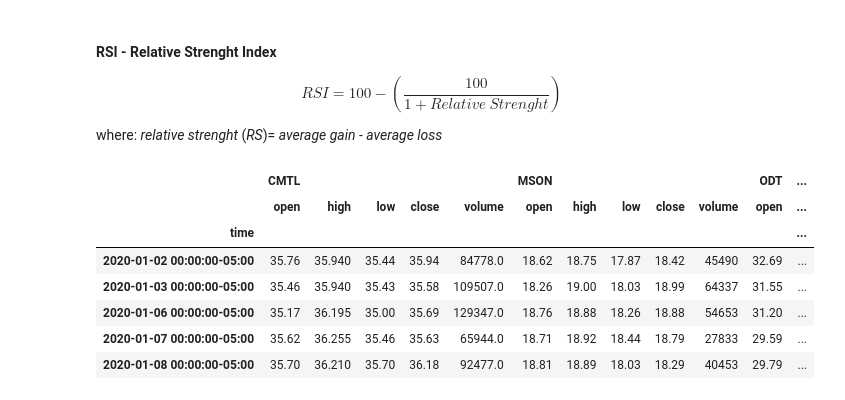
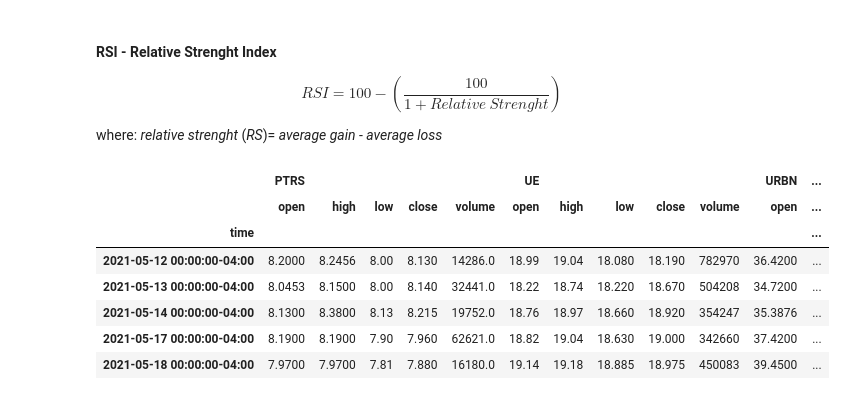
Before and after one commit to illyanyc/fin-tracker, a Jupyter notebook: technicals.ipynb, the cells around one changed output. Drawn from its saved outputs; the diff is of its cells as text; code cells hidden in the pictures.

```diff
--- a/technicals.ipynb
+++ b/technicals.ipynb
@@ -182,7 +204,7 @@ def rsi(ohlcv : DataFrame,
     Parameters
     ----------
     close : DataFrame - singel indexed DataFrame contains OHLCV for a given ticker
-    days : int() - number of days for RSI calculation
+    days : int - number of days for RSI calculation
 
     Returns
     -------
@@ -210,21 +232,21 @@ def rsi(ohlcv : DataFrame,
     rsi = 100 - (100 / (1 + rs))
 
     return rsi.fillna(0)
-# %%
-# get RSI values for the ohlcv tickers
-for stock, data in list(ohlcv.columns.values):
-    data = ohlcv[stock]
-    rsi_values = rsi(data)
-    ohlcv[(stock, 'rsi')] = rsi_values
-    ohlcv.sort_index(level=0, inplace=True)
-
-ohlcv.head()
-# %% [output]
-|  | CMTL |  |  |  |  | MSON |  |  |  |  | ODT | ... |
-|  | open | high | low | close | volume | open | high | low | close | volume | open | ... |
-| time |  |  |  |  |  |  |  |  |  |  |  | ... |
-| 2020-01-02 00:00:00-05:00 | 35.76 | 35.940 | 35.44 | 35.94 | 84778.0 | 18.62 | 18.75 | 17.87 | 18.42 | 45490 | 32.69 | ... |
-| 2020-01-03 00:00:00-05:00 | 35.46 | 35.940 | 35.43 | 35.58 | 109507.0 | 18.26 | 19.00 | 18.03 | 18.99 | 64337 | 31.55 | ... |
-| 2020-01-06 00:00:00-05:00 | 35.17 | 36.195 | 35.00 | 35.69 | 129347.0 | 18.76 | 18.88 | 18.26 | 18.88 | 54653 | 31.20 | ... |
-| 2020-01-07 00:00:00-05:00 | 35.62 | 36.255 | 35.46 | 35.63 | 65944.0 | 18.71 | 18.92 | 18.44 | 18.79 | 27833 | 29.59 | ... |
-| 2020-01-08 00:00:00-05:00 | 35.70 | 36.210 | 35.70 | 36.18 | 92477.0 | 18.81 | 18.89 | 18.03 | 18.29 | 40453 | 29.79 | ... |
+# %%
+# get RSI values for the ohlcv tickers
+for stock, data in list(ohlcv.columns.values):
+    data = ohlcv[stock]
+    rsi_values = rsi(data)
+    ohlcv[(stock, 'rsi')] = rsi_values
+    ohlcv.sort_index(level=0, inplace=True)
+
+ohlcv.tail()
+# %% [output]
+|  | PTRS |  |  |  |  | UE |  |  |  |  | URBN | ... |
+|  | open | high | low | close | volume | open | high | low | close | volume | open | ... |
+| time |  |  |  |  |  |  |  |  |  |  |  | ... |
+| 2021-05-12 00:00:00-04:00 | 8.2000 | 8.2456 | 8.00 | 8.130 | 14286.0 | 18.99 | 19.04 | 18.080 | 18.190 | 782970 | 36.4200 | ... |
+| 2021-05-13 00:00:00-04:00 | 8.0453 | 8.1500 | 8.00 | 8.140 | 32441.0 | 18.22 | 18.74 | 18.220 | 18.670 | 504208 | 34.7200 | ... |
+| 2021-05-14 00:00:00-04:00 | 8.1300 | 8.3800 | 8.13 | 8.215 | 19752.0 | 18.76 | 18.97 | 18.660 | 18.920 | 354247 | 35.3876 | ... |
+| 2021-05-17 00:00:00-04:00 | 8.1900 | 8.1900 | 7.90 | 7.960 | 62621.0 | 18.82 | 19.04 | 18.630 | 19.000 | 342660 | 37.4200 | ... |
+| 2021-05-18 00:00:00-04:00 | 7.9700 | 7.9700 | 7.81 | 7.880 | 16180.0 | 19.14 | 19.18 | 18.885 | 18.975 | 450083 | 39.4500 | ... |
```
Also changed, not shown: parts of 14 cells of this notebook, 2 other files.
